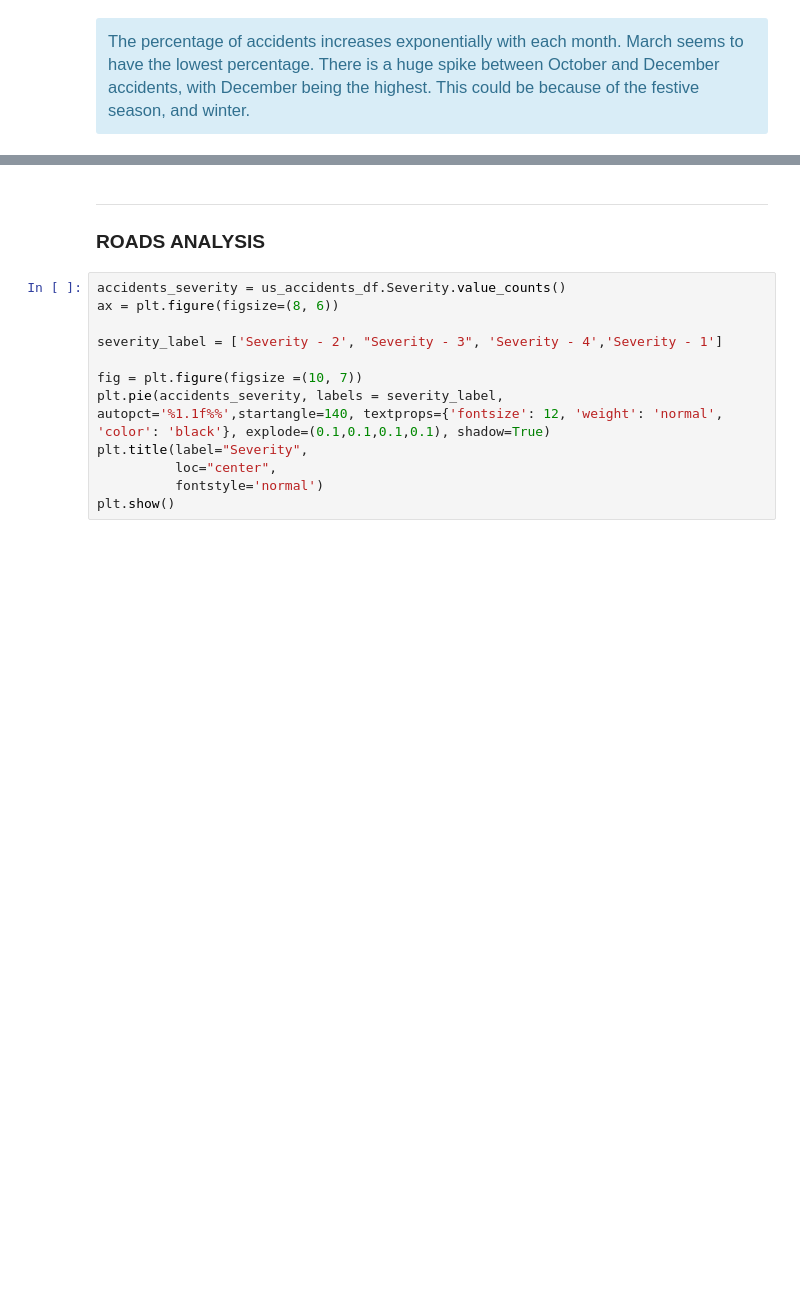
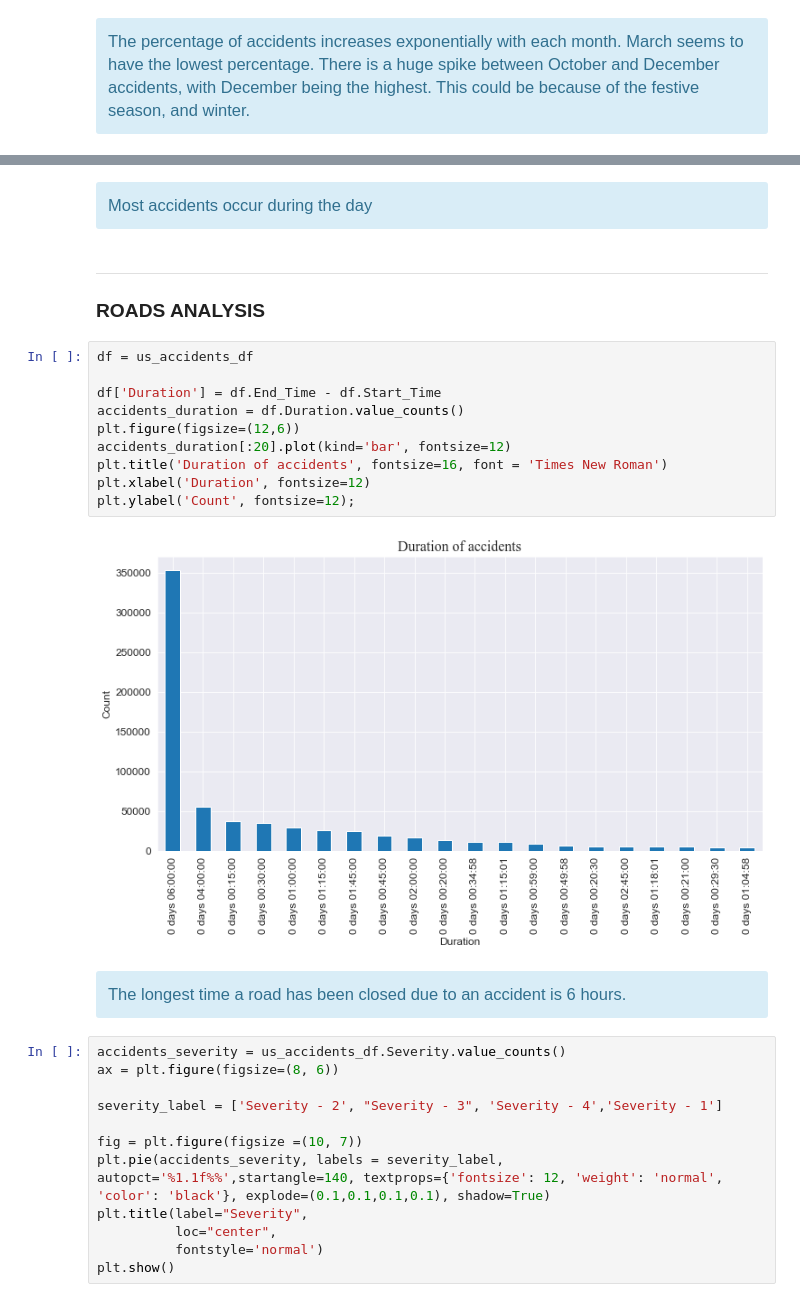
Before and after one commit to ronaldonyango/us-accidents-eda, a Jupyter notebook: US_AccidentsV2.0.ipynb, the cells around one changed output, grey strips where cells are left out. Drawn from its saved outputs; the diff is of its cells as text; blank space fills up the shorter version.

```diff
--- a/US_AccidentsV2.0.ipynb
+++ b/US_AccidentsV2.0.ipynb
@@ -685,9 +693,28 @@ sns.countplot(y='Severity',data=us_accidents_df,hue='Sunrise_Sunset')
 [figure]
+# %% [markdown]
+<div class="alert-block alert-info alert">
+<span style = "font-family:Times New roman; font-size:1.1em;"> Most accidents occur during the day
 # %% [markdown]
 <a id='roads'></a>
 
 ---
 ### <span style='font-family:"Times New Roman"'>**ROADS ANALYSIS**
+# %%
+df = us_accidents_df
+
+df['Duration'] = df.End_Time - df.Start_Time
+accidents_duration = df.Duration.value_counts()
+plt.figure(figsize=(12,6))
+accidents_duration[:20].plot(kind='bar', fontsize=12)
+plt.title('Duration of accidents', fontsize=16, font = 'Times New Roman')
+plt.xlabel('Duration', fontsize=12)
+plt.ylabel('Count', fontsize=12);
+# %% [output]
+[figure, added]
+# %% [markdown]
+<div class="alert-block alert-info alert">
+<span style = "font-family:Times New roman; font-size:1.1em;">
+The longest time a road has been closed due to an accident is 6 hours.
 # %%
 accidents_severity = us_accidents_df.Severity.value_counts()
 ax = plt.figure(figsize=(8, 6))
```
Also changed, not shown: parts of 34 cells of this notebook.
